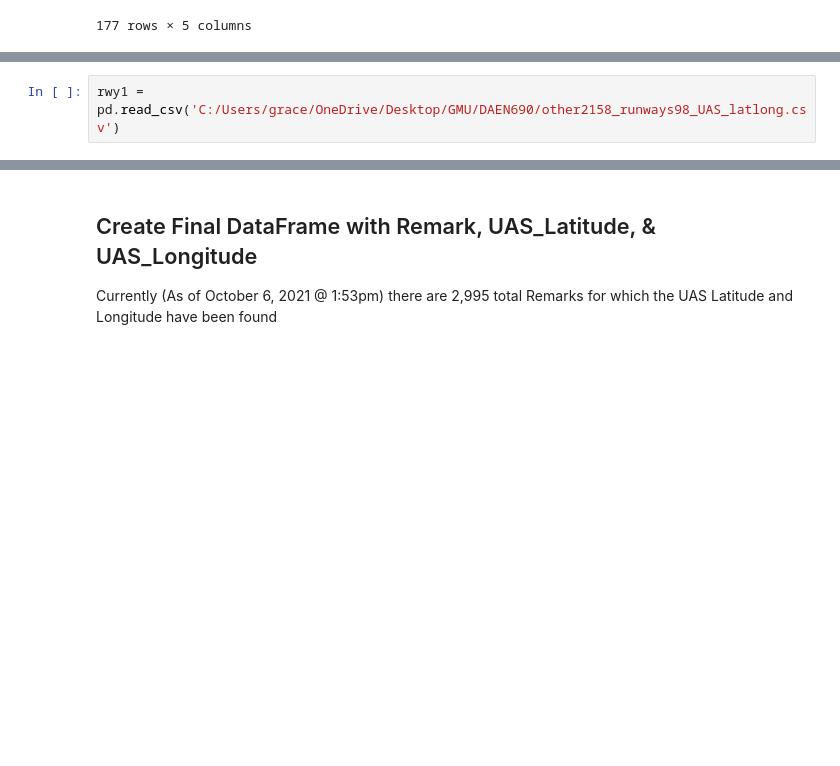
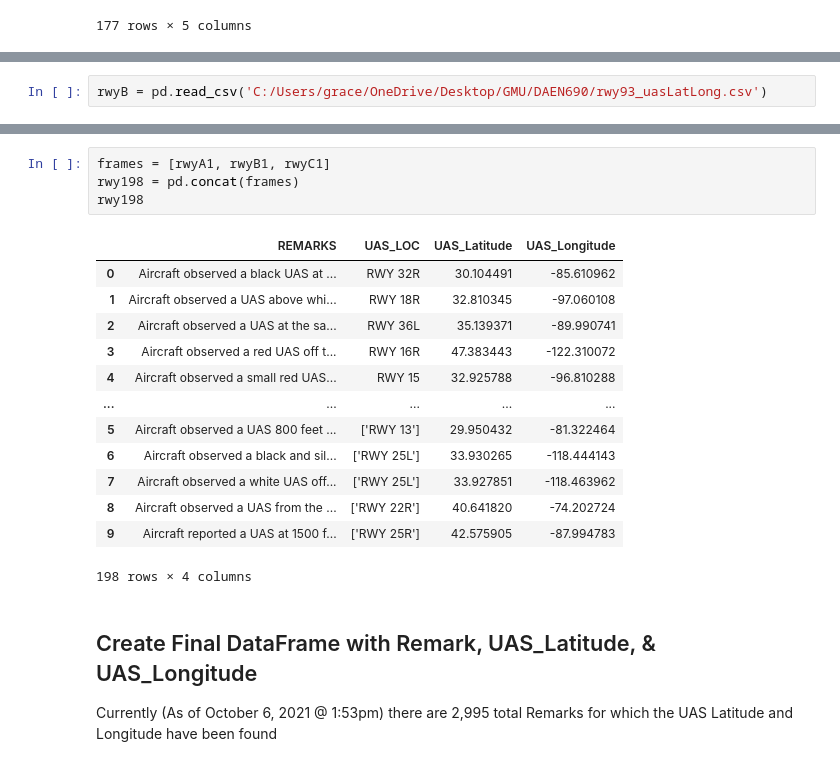
Before and after one commit to LexMG/DAEN690-FAA-UAS, a Jupyter notebook: Completed_UAS_Locations.ipynb, the cells around one changed output, grey strips where cells are left out. Saved outputs shown, nothing was run; the diff lists cells and outputs as text; blank space fills up the shorter version.

```diff
--- a/Completed_UAS_Locations.ipynb
+++ b/Completed_UAS_Locations.ipynb
@@ -175,2 +143,2 @@ nav2
 # %%
-rwy1 = pd.read_csv('C:/Users/grace/OneDrive/Desktop/GMU/DAEN690/other2158_runways98_UAS_latlong.csv')
+rwyB = pd.read_csv('C:/Users/grace/OneDrive/Desktop/GMU/DAEN690/rwy93_uasLatLong.csv')
@@ -227,3 +169,21 @@ rwy4
+# %%
+frames = [rwyA1, rwyB1, rwyC1]
+rwy198 = pd.concat(frames)
+rwy198
+# %% [output]
+|  | REMARKS | UAS_LOC | UAS_Latitude | UAS_Longitude |
+| 0 | Aircraft observed a black UAS at ... | RWY 32R | 30.104491 | -85.610962 |
+| 1 | Aircraft observed a UAS above whi... | RWY 18R | 32.810345 | -97.060108 |
+| 2 | Aircraft observed a UAS at the sa... | RWY 36L | 35.139371 | -89.990741 |
+| 3 | Aircraft observed a red UAS off t... | RWY 16R | 47.383443 | -122.310072 |
+| 4 | Aircraft observed a small red UAS... | RWY 15 | 32.925788 | -96.810288 |
+| ... | ... | ... | ... | ... |
+| 5 | Aircraft observed a UAS 800 feet ... | ['RWY 13'] | 29.950432 | -81.322464 |
+| 6 | Aircraft observed a black and sil... | ['RWY 25L'] | 33.930265 | -118.444143 |
+| 7 | Aircraft observed a white UAS off... | ['RWY 25L'] | 33.927851 | -118.463962 |
+| 8 | Aircraft observed a UAS from the ... | ['RWY 22R'] | 40.641820 | -74.202724 |
+| 9 | Aircraft reported a UAS at 1500 f... | ['RWY 25R'] | 42.575905 | -87.994783 |
+198 rows × 4 columns
 # %% [markdown]
 ## Create Final DataFrame with Remark, UAS_Latitude, & UAS_Longitude
 
```
Also changed, not shown: parts of 39 cells of this notebook, 1 other file.
